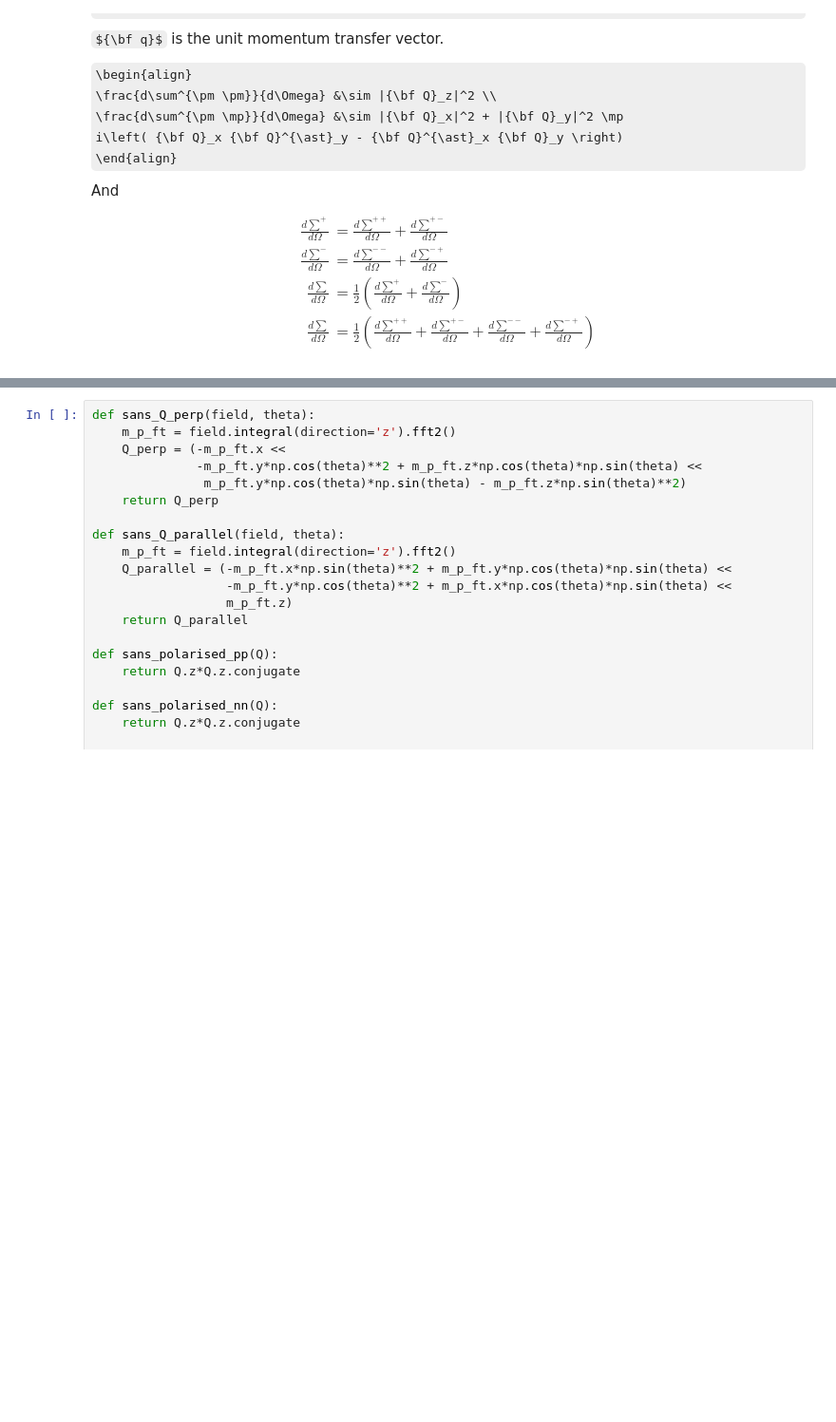
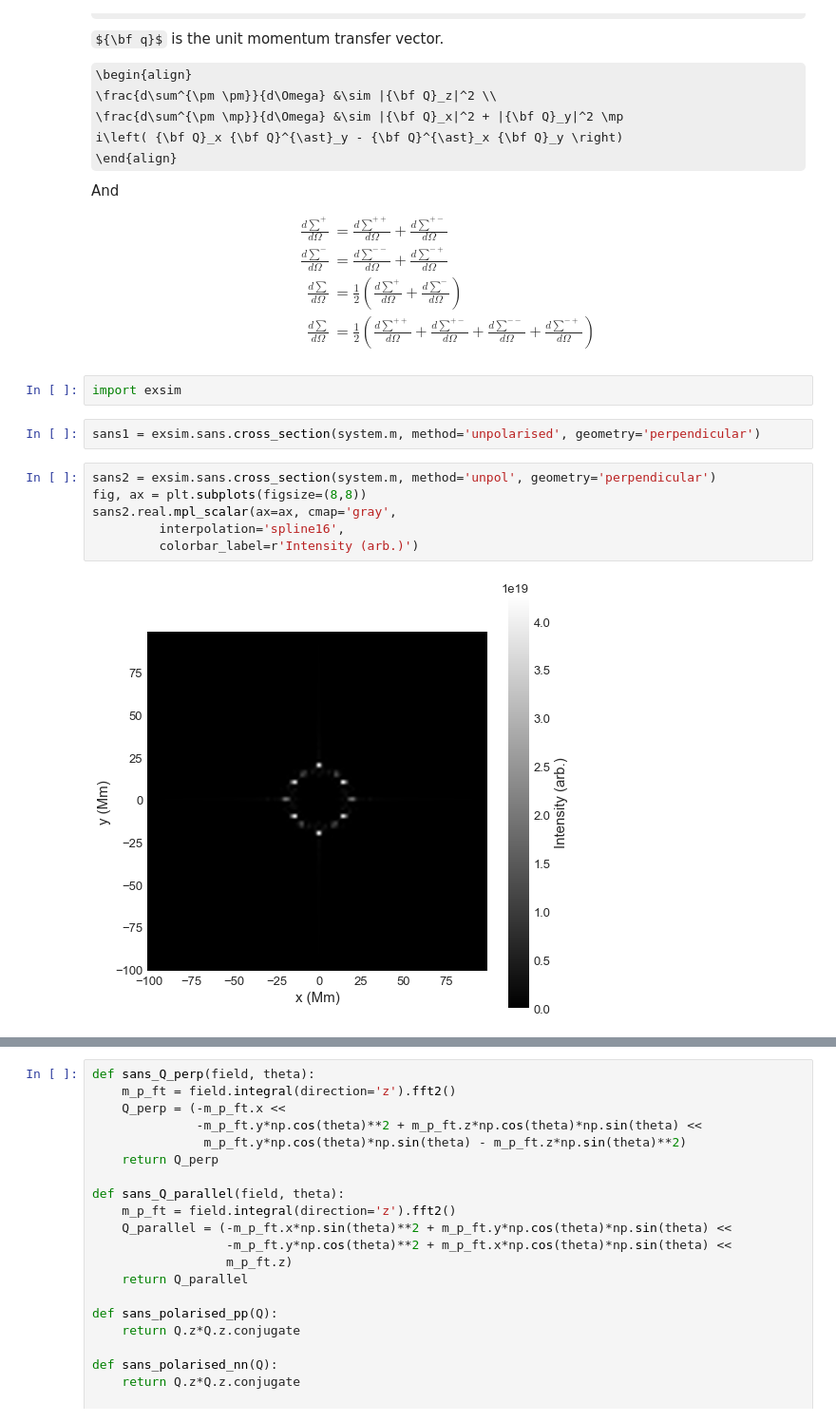
Before and after one commit to ubermag/mag2exp, a Jupyter notebook: docs/ipynb/SANS_df_based.ipynb, the cells around one changed output, grey strips where cells are left out. Shown at 95% size. Saved outputs shown, nothing was run; the diff lists cells and outputs as text; some formulas as TeX source; blank space fills up the shorter version.

```diff
--- a/docs/ipynb/SANS_df_based.ipynb
+++ b/docs/ipynb/SANS_df_based.ipynb
@@ -91,3 +91,15 @@ And
     \frac{d\sum}{d\Omega} &= \frac{1}{2} \left( \frac{d\sum^{++}}{d\Omega} + \frac{d\sum^{+-}}{d\Omega} +
                             \frac{d\sum^{--}}{d\Omega} + \frac{d\sum^{-+}}{d\Omega} \right)
 \end{align}
+# %%
+import exsim
+# %%
+sans1 = exsim.sans.cross_section(system.m, method='unpolarised', geometry='perpendicular')
+# %%
+sans2 = exsim.sans.cross_section(system.m, method='unpol', geometry='perpendicular')
+fig, ax = plt.subplots(figsize=(8,8))
+sans2.real.mpl_scalar(ax=ax, cmap='gray',
+         interpolation='spline16',
+         colorbar_label=r'Intensity (arb.)')
+# %% [output]
+[figure, added]
```
Also changed, not shown: parts of 17 cells of this notebook.
